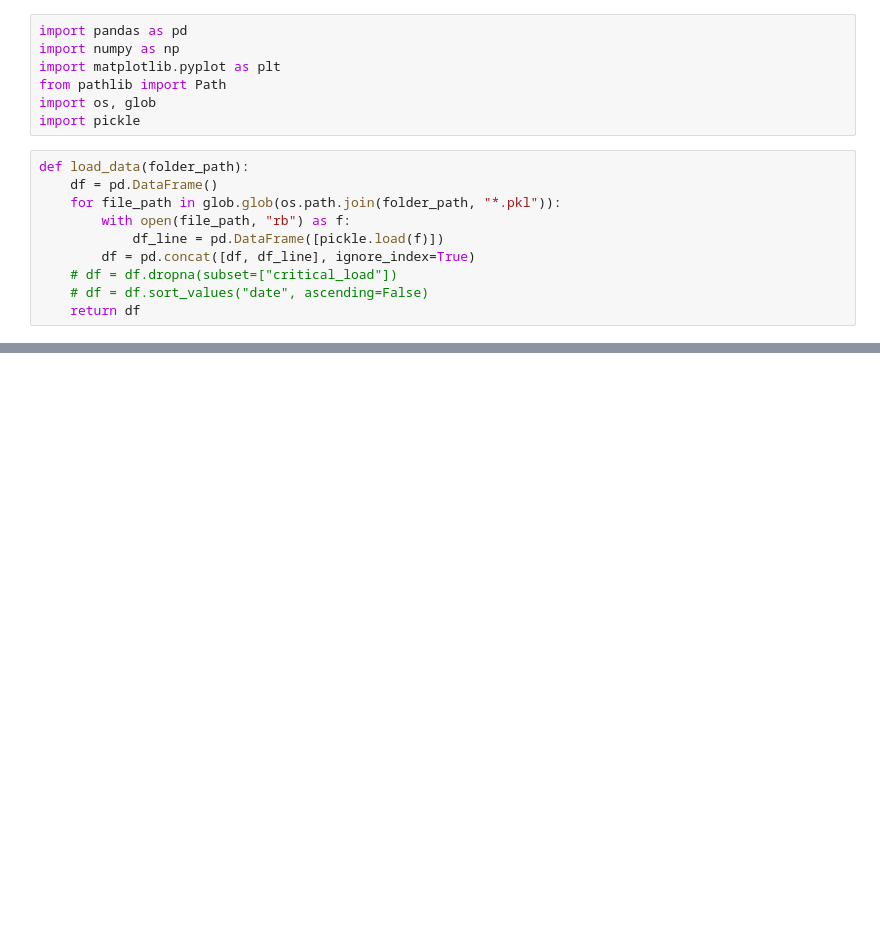
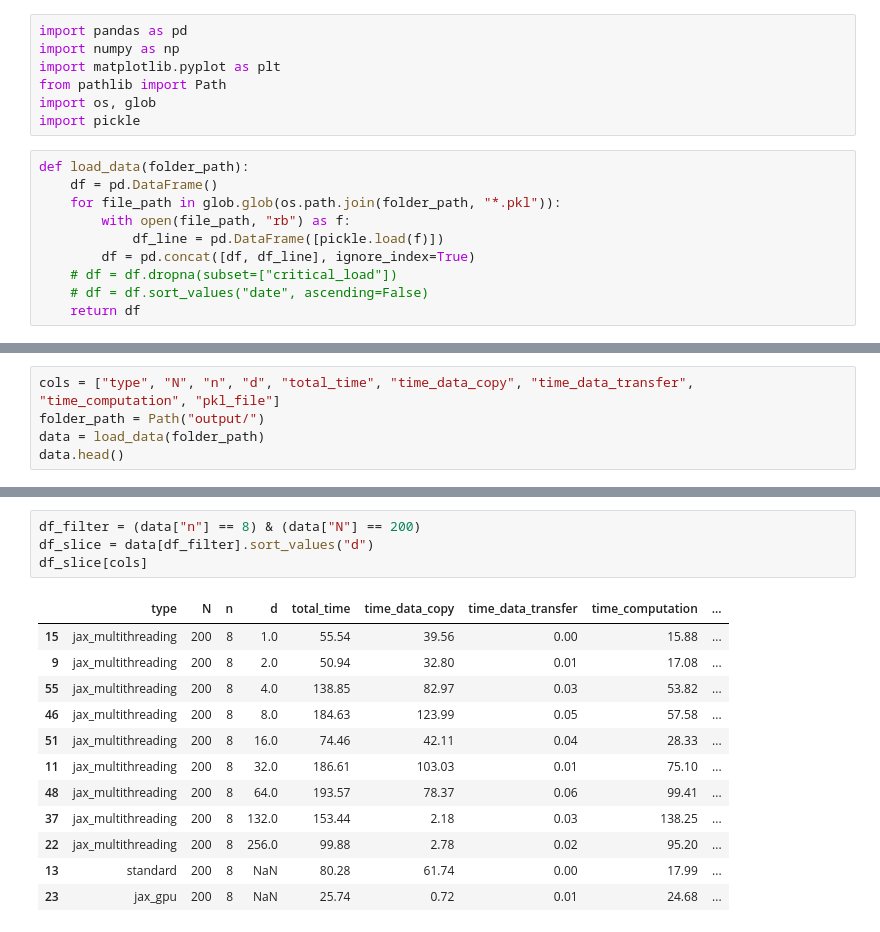
Before and after one commit to a-latyshev/dolfinx-external-operator, a Jupyter notebook: jax-gpu/analysis.ipynb, the cells around one changed output, grey strips where cells are left out. Drawn from its saved outputs; the diff is of its cells as text; blank space fills up the shorter version.

Commit message:
Multithreading and GPU analysis

```diff
--- a/jax-gpu/analysis.ipynb
+++ b/jax-gpu/analysis.ipynb
@@ -20,0 +18,5 @@ data = load_data(folder_path)
+# %%
+cols = ["type", "N", "n", "d", "total_time", "time_data_copy", "time_data_transfer", "time_computation", "pkl_file"]
+folder_path = Path("output/")
+data = load_data(folder_path)
+data.head()
@@ -20,0 +40,17 @@ data = load_data(folder_path)
+# %%
+df_filter = (data["n"] == 8) & (data["N"] == 200)
+df_slice = data[df_filter].sort_values("d")
+df_slice[cols]
+# %% [output]
+|  | type | N | n | d | total_time | time_data_copy | time_data_transfer | time_computation | ... |
+| 15 | jax_multithreading | 200 | 8 | 1.0 | 55.54 | 39.56 | 0.00 | 15.88 | ... |
+| 9 | jax_multithreading | 200 | 8 | 2.0 | 50.94 | 32.80 | 0.01 | 17.08 | ... |
+| 55 | jax_multithreading | 200 | 8 | 4.0 | 138.85 | 82.97 | 0.03 | 53.82 | ... |
+| 46 | jax_multithreading | 200 | 8 | 8.0 | 184.63 | 123.99 | 0.05 | 57.58 | ... |
+| 51 | jax_multithreading | 200 | 8 | 16.0 | 74.46 | 42.11 | 0.04 | 28.33 | ... |
+| 11 | jax_multithreading | 200 | 8 | 32.0 | 186.61 | 103.03 | 0.01 | 75.10 | ... |
+| 48 | jax_multithreading | 200 | 8 | 64.0 | 193.57 | 78.37 | 0.06 | 99.41 | ... |
+| 37 | jax_multithreading | 200 | 8 | 132.0 | 153.44 | 2.18 | 0.03 | 138.25 | ... |
+| 22 | jax_multithreading | 200 | 8 | 256.0 | 99.88 | 2.78 | 0.02 | 95.20 | ... |
+| 13 | standard | 200 | 8 | NaN | 80.28 | 61.74 | 0.00 | 17.99 | ... |
+| 23 | jax_gpu | 200 | 8 | NaN | 25.74 | 0.72 | 0.01 | 24.68 | ... |
```
Also changed, not shown: parts of 25 cells of this notebook, 10 other files.
